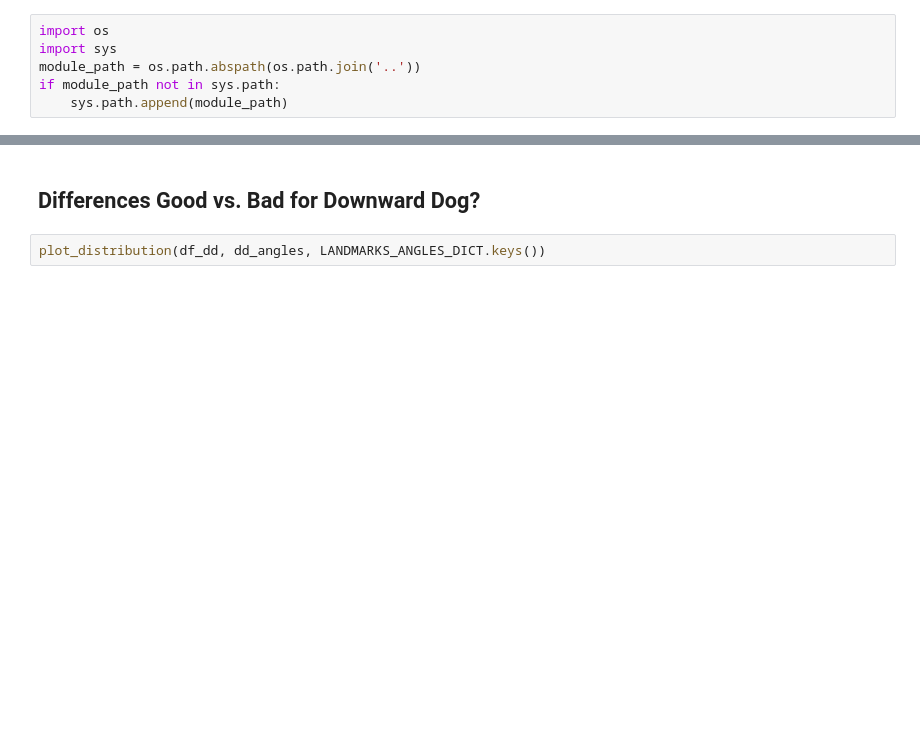
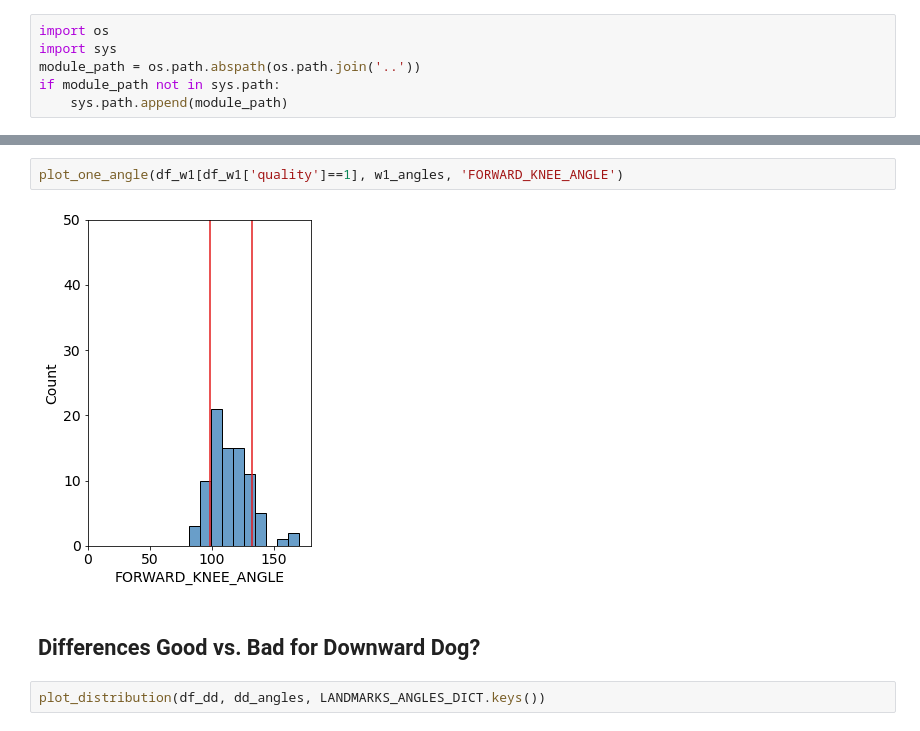
Before and after one commit to alec-flowers/visual_intelligence, a Jupyter notebook: notebooks/baseline_models.ipynb, the cells around one changed output, grey strips where cells are left out. Cells and saved outputs as stored; diff of their text form; blank space fills up the shorter version.

```diff
--- a/notebooks/baseline_models.ipynb
+++ b/notebooks/baseline_models.ipynb
@@ -145,3 +117,7 @@ def plot_distribution(df, angles, LANDMARKS):
+# %%
+plot_one_angle(df_w1[df_w1['quality']==1], w1_angles, 'FORWARD_KNEE_ANGLE')
+# %% [output]
+[figure, added]
 # %% [markdown]
 ## Differences Good vs. Bad for Downward Dog?
 # %%
```
Also changed, not shown: parts of 41 cells of this notebook, 3 other files.
